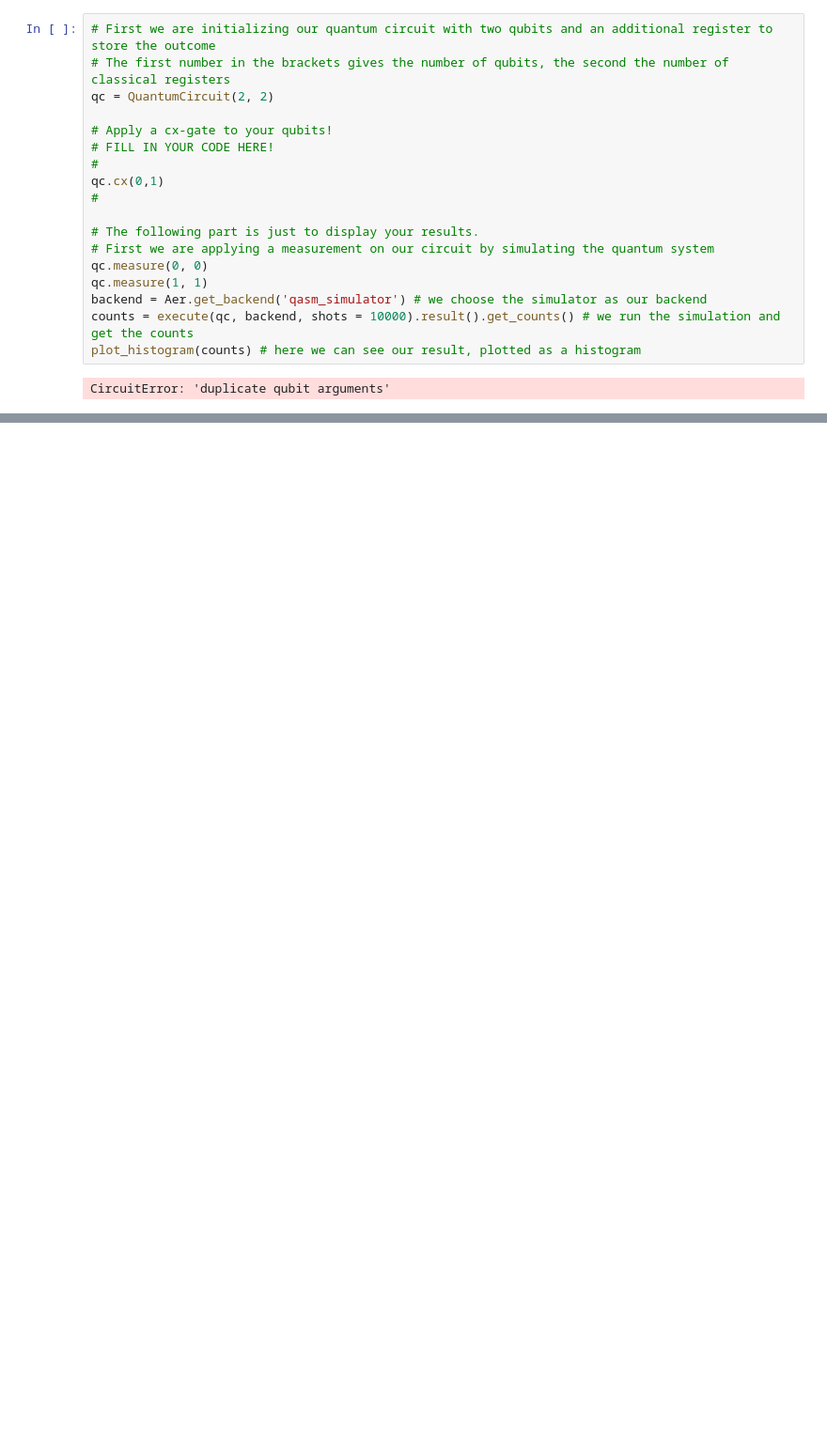
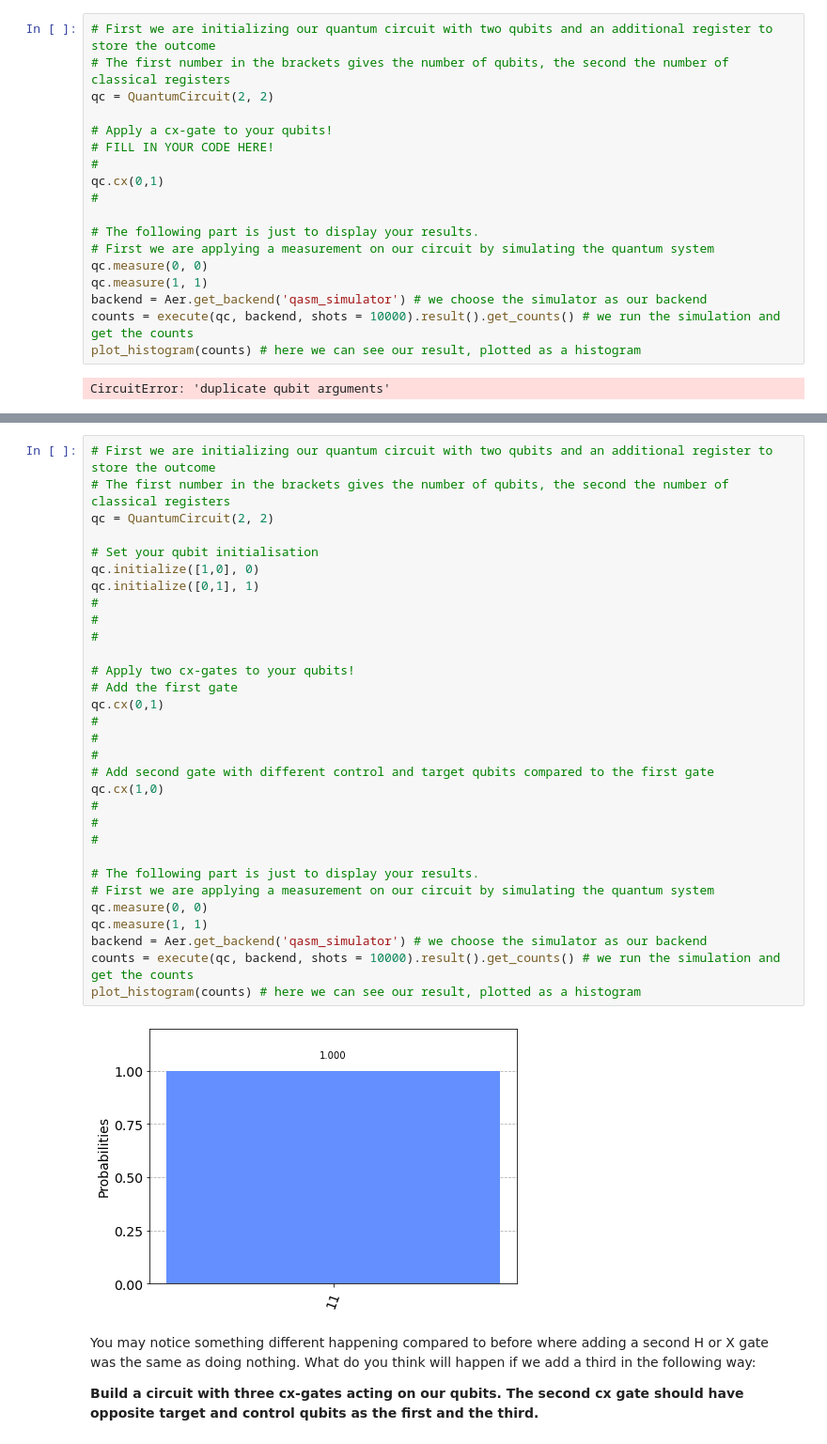
Before and after one commit to steppony/Qiskit-Hackaton, a Jupyter notebook: Exercises/learning_exercises_solutions.ipynb, the cells around one changed output, grey strips where cells are left out. Shown at 94% size. Saved outputs shown, nothing was run; the diff lists cells and outputs as text; blank space fills up the shorter version.

```diff
--- a/Exercises/learning_exercises_solutions.ipynb
+++ b/Exercises/learning_exercises_solutions.ipynb
@@ -230,0 +275,38 @@ CircuitError: 'duplicate qubit arguments'
+# %%
+# First we are initializing our quantum circuit with two qubits and an additional register to store the outcome
+# The first number in the brackets gives the number of qubits, the second the number of classical registers
+qc = QuantumCircuit(2, 2)
+
+# Set your qubit initialisation
+qc.initialize([1,0], 0)
+qc.initialize([0,1], 1)
+#
+#
+#
+
+# Apply two cx-gates to your qubits!
+# Add the first gate
+qc.cx(0,1)
+#
+#
+#
+# Add second gate with different control and target qubits compared to the first gate
+qc.cx(1,0)
+#
+#
+#
+
+# The following part is just to display your results.
+# First we are applying a measurement on our circuit by simulating the quantum system
+qc.measure(0, 0)
+qc.measure(1, 1)
+backend = Aer.get_backend('qasm_simulator') # we choose the simulator as our backend
+counts = execute(qc, backend, shots = 10000).result().get_counts() # we run the simulation and get the counts
+plot_histogram(counts) # here we can see our result, plotted as a histogram
+# %% [output]
+[figure, added]
+# %% [markdown]
+You may notice something different happening compared to before where adding a second H or X gate was the same as doing nothing.
+What do you think will happen if we add a third in the following way:
+
+<b> Build a circuit with three cx-gates acting on our qubits. The second cx gate should have opposite target and control qubits as the first and the third.
```
Also changed, not shown: parts of 8 cells of this notebook, 1 other file.
